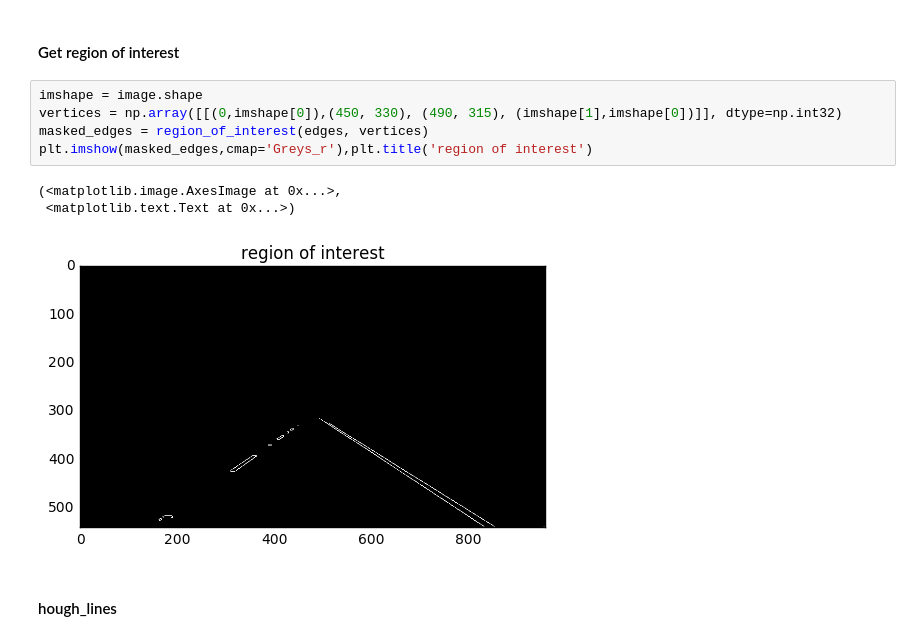
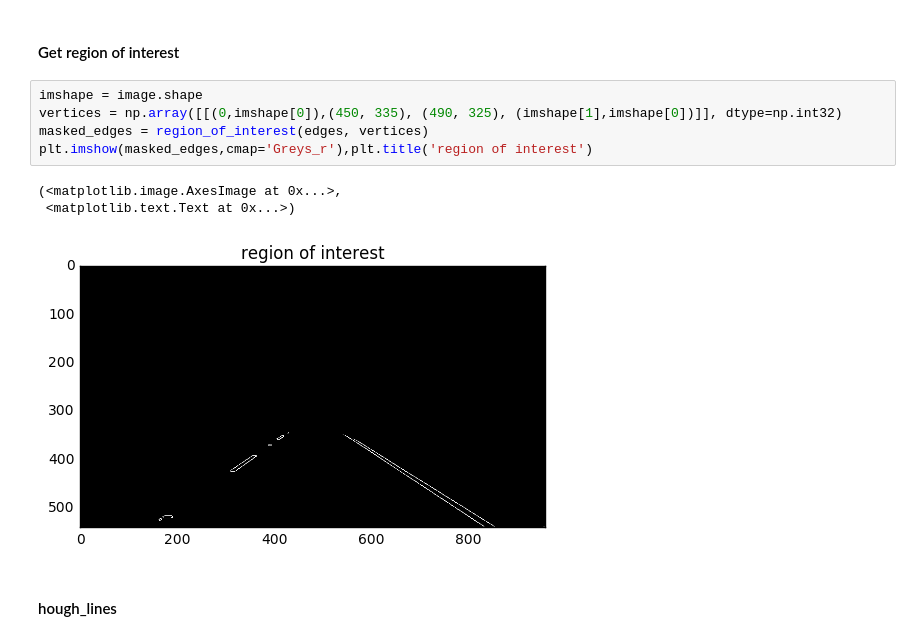
Before and after one commit to wukao1985/CarND-LaneLines-P1, a Jupyter notebook: P1.ipynb, the cells around one changed output. Cells and saved outputs as stored; diff of their text form.

```diff
--- a/P1.ipynb
+++ b/P1.ipynb
@@ -203,13 +204,13 @@ plt.imshow(edges, cmap='Greys_r'),plt.title('Canny')
 #### Get region of interest
 # %%
 imshape = image.shape
-vertices = np.array([[(0,imshape[0]),(450, 330), (490, 315), (imshape[1],imshape[0])]], dtype=np.int32)
+vertices = np.array([[(0,imshape[0]),(450, 335), (490, 325), (imshape[1],imshape[0])]], dtype=np.int32)
 masked_edges = region_of_interest(edges, vertices)
 plt.imshow(masked_edges,cmap='Greys_r'),plt.title('region of interest')
 # %% [output]
 (<matplotlib.image.AxesImage at 0x...>,
  <matplotlib.text.Text at 0x...>)
-[figure, old version]
+[figure, new version]
 # %% [markdown]
 #### hough_lines
 # %%
```
Also changed, not shown: parts of 11 cells of this notebook.
